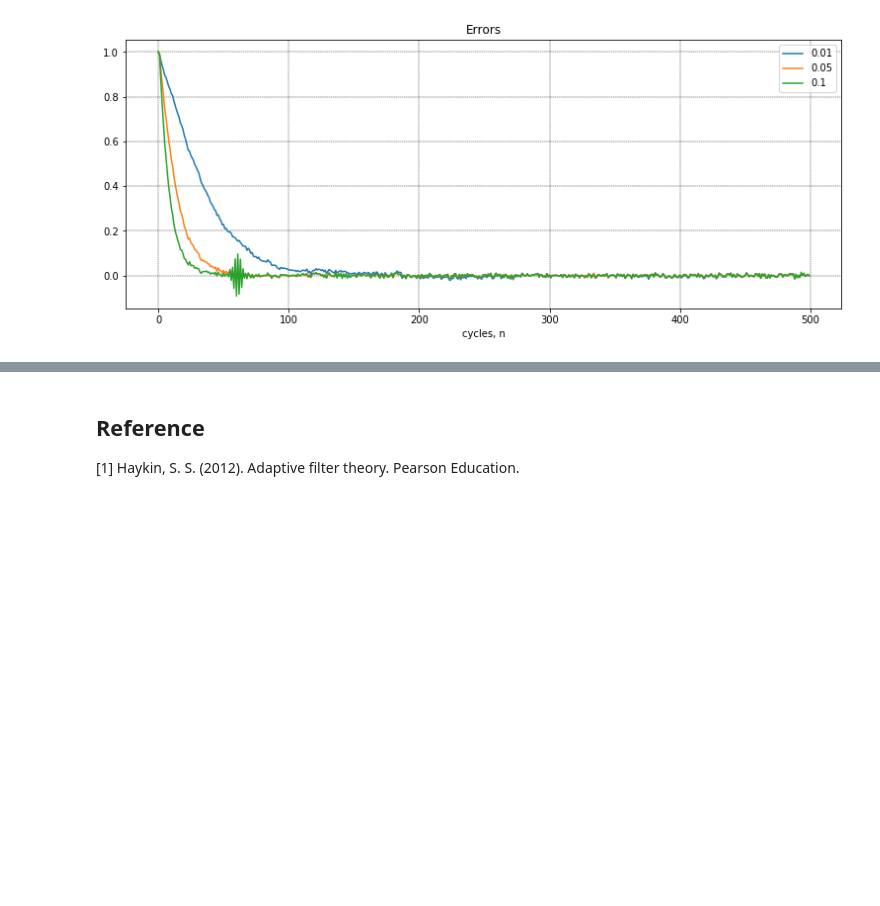
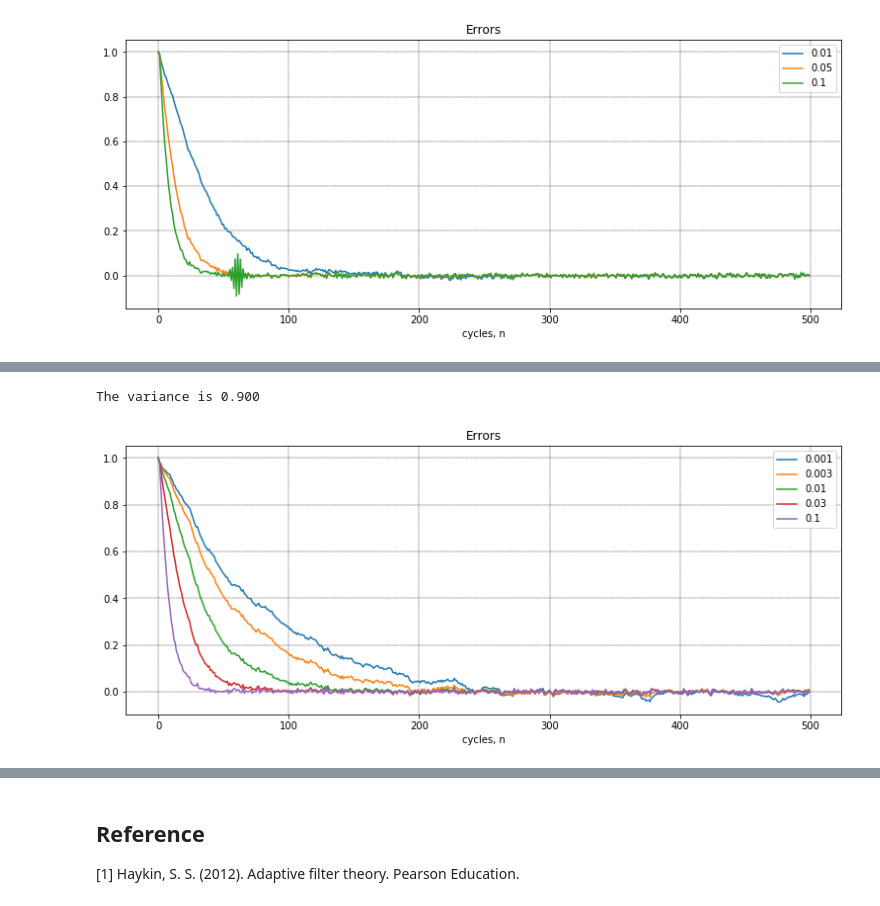
Before and after one commit to natanaelmgomes/AF4_LMS_NLMS, a Jupyter notebook: AF4_LMS_NLMS.ipynb, the cells around one changed output, grey strips where cells are left out. Saved outputs shown, nothing was run; the diff lists cells and outputs as text; code cells hidden in the pictures; blank space fills up the shorter version.

```diff
--- a/AF4_LMS_NLMS.ipynb
+++ b/AF4_LMS_NLMS.ipynb
@@ -53,8 +55,8 @@ init = 1
 carlos = 1000
 mus = 3
 y = np.zeros(nsample)
-e = np.zeros((nsample,3,carlos))
-taps = np.zeros((nsample,3,carlos))
+e = np.zeros((nsample,mus,carlos))
+taps = np.zeros((nsample,mus,carlos))
 mu = np.zeros(mus)
 mu[0] = 0.01
 mu[1] = 0.05
@@ -107,0 +107,66 @@ The book states that the variance of the process is $\\𝜎^2 = 0.936$, but to a
+# %%
+#------------------------------------------------
+# Chapter 6, problem 19
+# This one is an extra, it was on the previous assignment list
+#------------------------------------------------
+# Repeat the experiment on the learning curve of the first-order adaptive predictor plotted
+# in Fig. 6.18, but this time use the following values for the step-size parameter: 0.001, 0.003,
+# 0.01, 0.03, 0.1, 0.3, 1, 3.
+# Comment on the results so obtained.
+#------------------------------------------------
+# To solve this exercise it is used the same code from the previous exercise
+# adapted for these.
+
+init = 1
+carlos = 1000
+mus = 8
+y = np.zeros(nsample)
+e = np.zeros((nsample,mus,carlos))
+taps = np.zeros((nsample,mus,carlos))
+mu = np.zeros(mus)
+mu[0] = 0.001
+mu[1] = 0.003
+mu[2] = 0.01
+mu[3] = 0.03
+mu[4] = 0.1
+mu[5] = 0.3
+mu[6] = 1
+mu[7] = 3
+stddev = np.zeros(carlos)
+
+#run 100 Monte Carlos simulations to calculate the mean
+for i in range(carlos):
+    #for each simulation there is an u[n]
+    u = ar(nsample, ic = init)
+    stddev[i] = np.std(u)
+    e[0,:,i] = u[0]
+    # run for the 3 mu
+    for k in range(mus):
+        # The LMS Filter for just one tap weight
+        w = 0
+        for n in range(1,nsample,1):
+            # calculating step
+            y[n] = u[n-1] * w
+            # updating step
+            e[n,k,i] = u[n] - y[n]
+            w = w + mu[k] * u[n-1] * e[n,k,i]
+            taps[n,k,i] = w
+# Calculate the mean
+f = np.zeros((nsample,mus))
+for k in range(mus):
+    f[:,k] = np.mean(e[:,k,:], axis=1)
+
+print('The variance is {:0.3f}'.format(np.mean(stddev) ** 2))
+
+# Plot the Errors
+fig, ax = plt.subplots(1,1,figsize=(13,5))
+ax.set_title('Errors')
+for k in range(5):
+    ax.plot(f[:,k],label=mu[k])
+ax.set_xlabel('cycles, n'), ax.grid(linestyle='--',linewidth='0.4', color='black')
+ax.legend()
+plt.subplots_adjust(hspace = 0.3, wspace = 0.1)
+plt.show()
+# %% [output]
+The variance is 0.900
+[figure, added]
```
Also changed, not shown: parts of 8 cells of this notebook.
